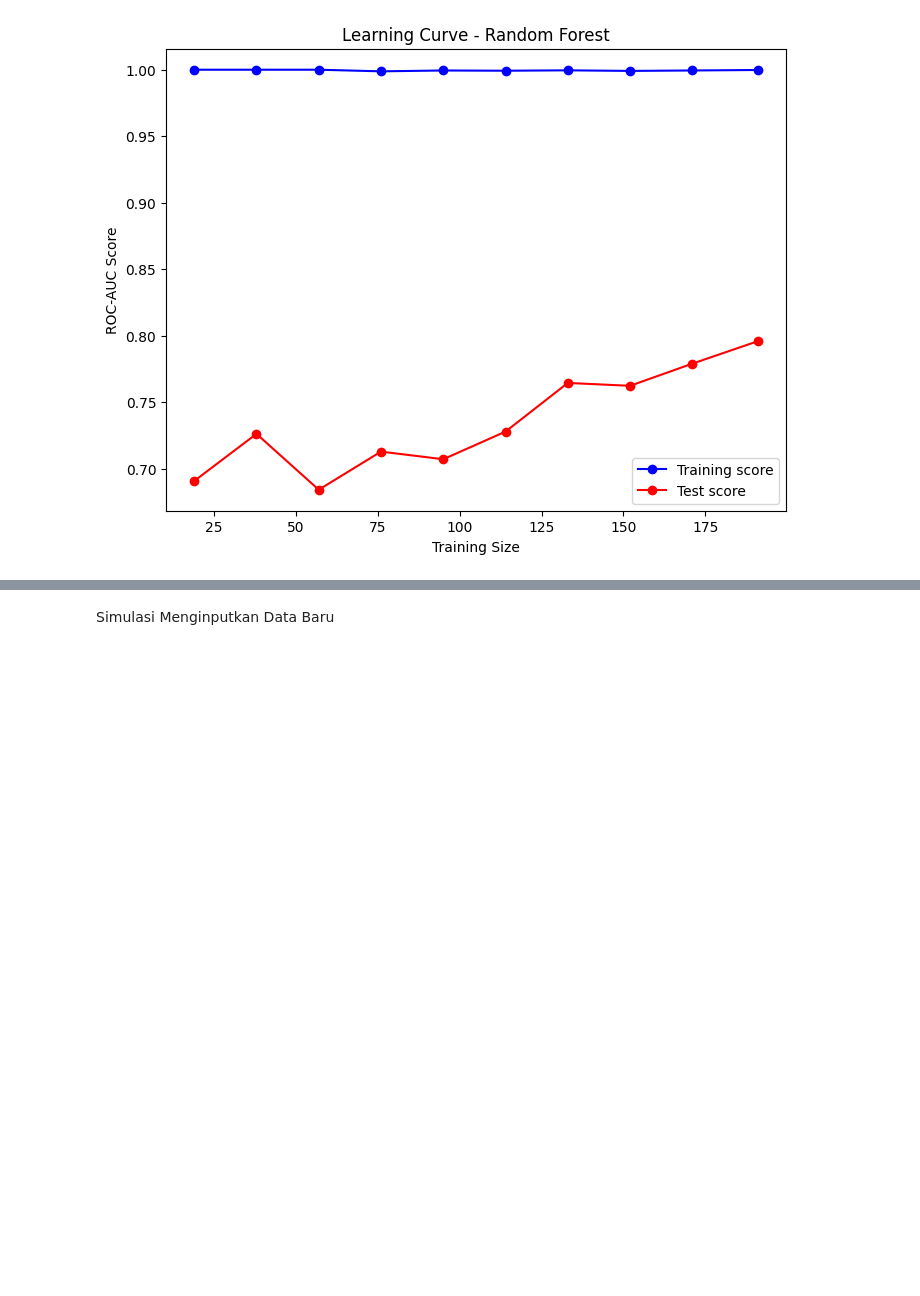
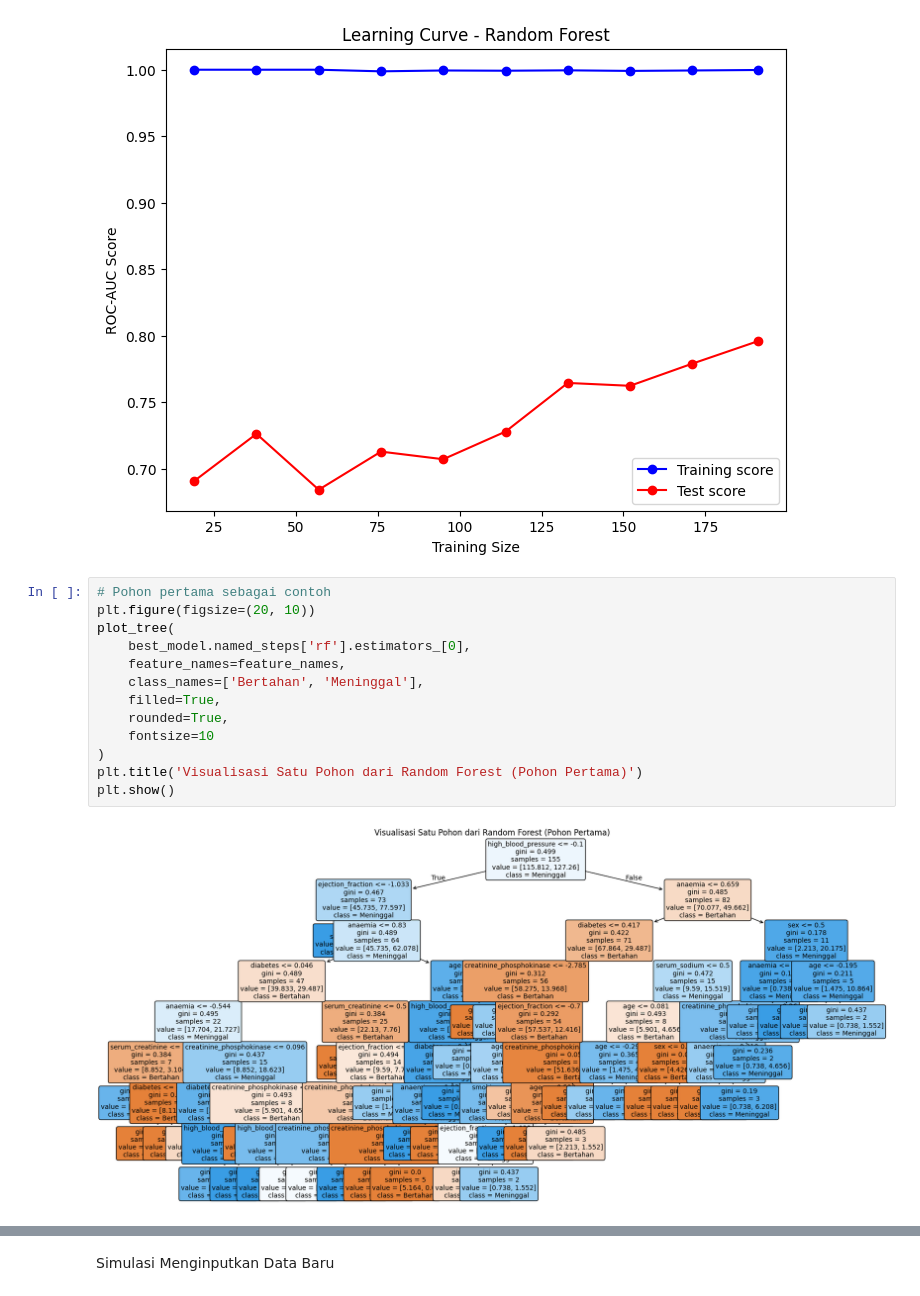
Before and after one commit to ValentinoAbinata/ProyekDataSains, a Jupyter notebook: RandomForestClassifier.ipynb, the cells around one changed output, grey strips where cells are left out. Cells and saved outputs as stored; diff of their text form; blank space fills up the shorter version.

```diff
--- a/RandomForestClassifier.ipynb
+++ b/RandomForestClassifier.ipynb
@@ -264,3 +279,18 @@ plt.legend()
 plt.show()
 # %% [output]
 [figure]
+# %%
+# Pohon pertama sebagai contoh
+plt.figure(figsize=(20, 10))
+plot_tree(
+    best_model.named_steps['rf'].estimators_[0],
+    feature_names=feature_names,
+    class_names=['Bertahan', 'Meninggal'],
+    filled=True,
+    rounded=True,
+    fontsize=10
+)
+plt.title('Visualisasi Satu Pohon dari Random Forest (Pohon Pertama)')
+plt.show()
+# %% [output]
+[figure, added]
```
Also changed, not shown: parts of 4 cells of this notebook, 2 other files.
